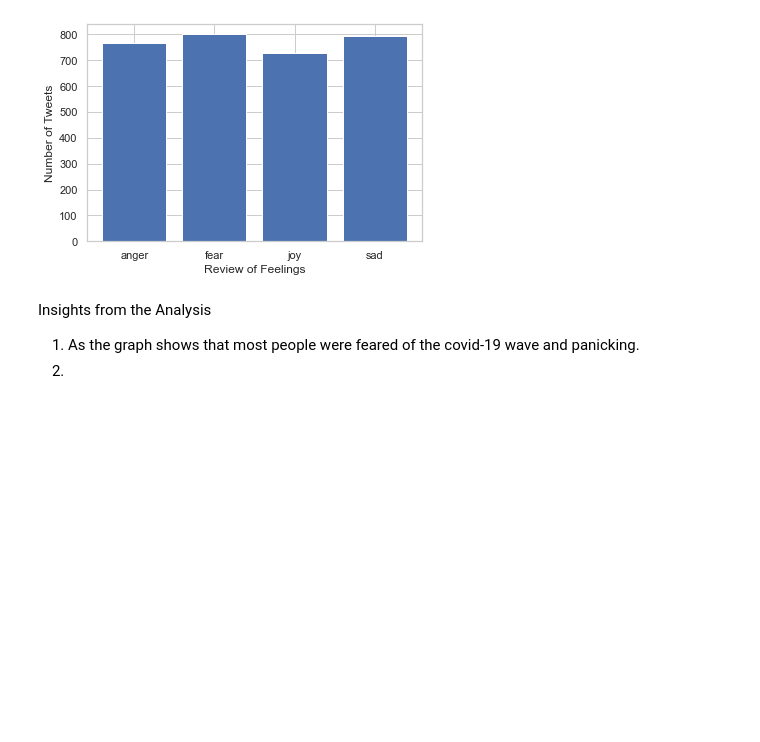
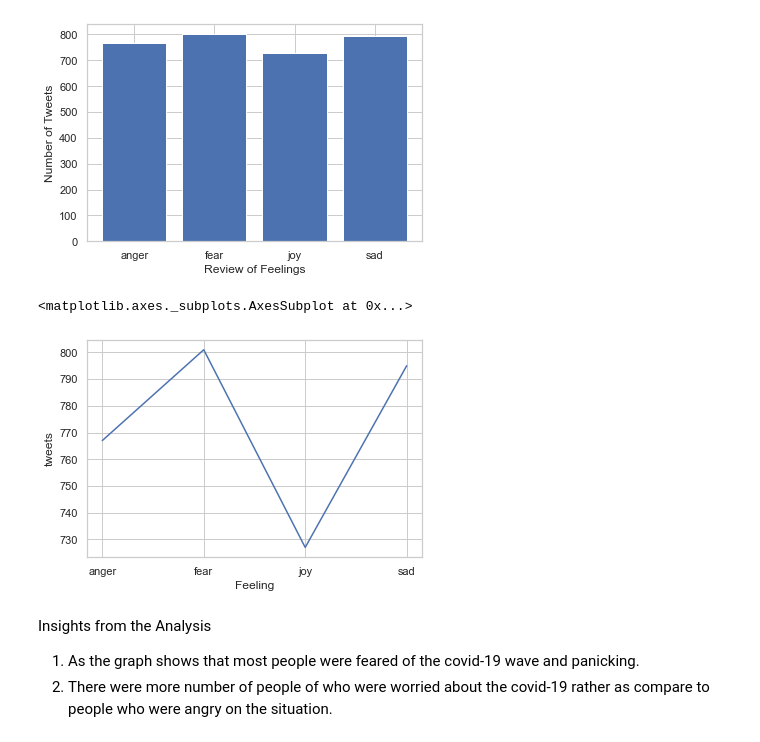
Before and after one commit to piyushjha0409/Sentimental-Analysis, a Jupyter notebook: main.ipynb, the cells around one changed output. Saved outputs shown, nothing was run; the diff lists cells and outputs as text; code cells hidden in the pictures; blank space fills up the shorter version.

```diff
--- a/main.ipynb
+++ b/main.ipynb
@@ -475,7 +473,13 @@ plt.ylabel('Number of Tweets')
 plt.show()
 # %% [output]
 [figure]
+# %%
+#Lineplot of the Feelings
+sns.lineplot(data=Feeling_val, x="Feeling", y="tweets")
+# %% [output]
+<matplotlib.axes._subplots.AxesSubplot at 0x...>
+[figure, added]
 # %% [markdown]
 Insights from the Analysis
 1. As the graph shows that most people were feared of the covid-19 wave and panicking.
-2.
+2. There were more number of people of who were worried about the covid-19 rather as compare to people who were angry on the situation.
```
Also changed, not shown: parts of 6 cells of this notebook, 14 other files.
